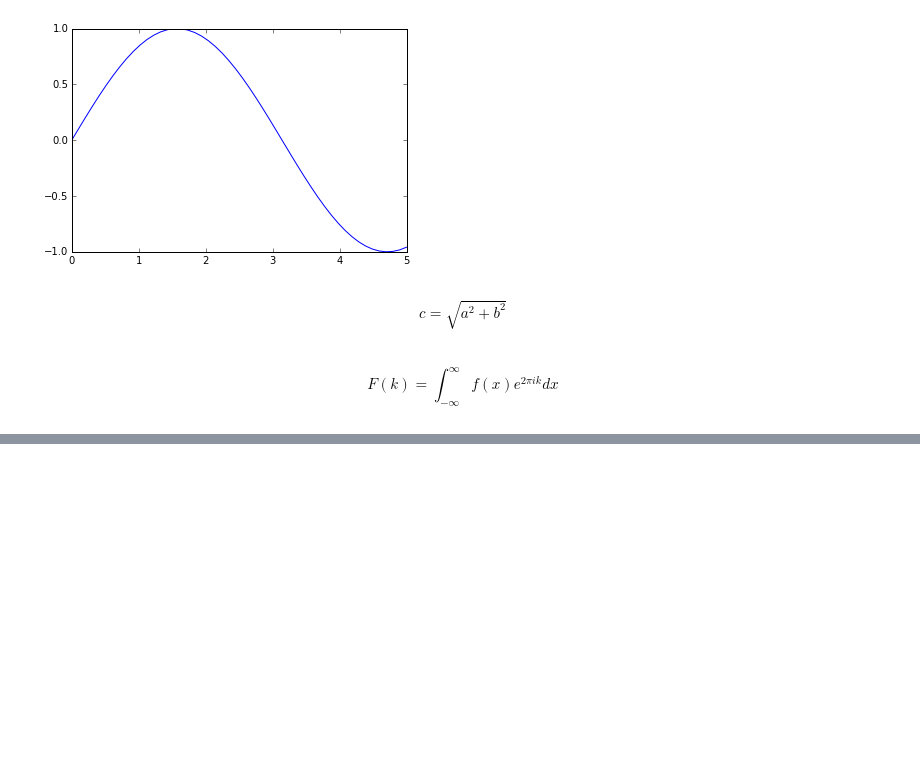
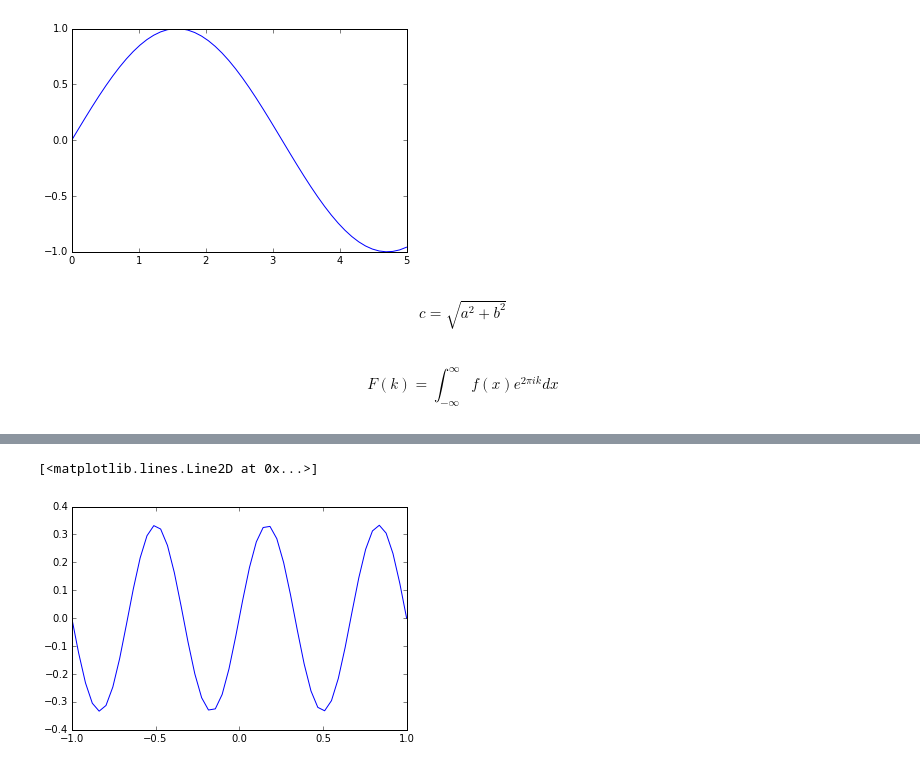
Before and after one commit to martianmartin/martianmartin.github.io, a Jupyter notebook: posts/test-ipython-post/index.ipynb, the cells around one changed output, grey strips where cells are left out. Drawn from its saved outputs; the diff is of its cells as text; code cells hidden in the pictures; blank space fills up the shorter version.

```diff
--- a/posts/test-ipython-post/index.ipynb
+++ b/posts/test-ipython-post/index.ipynb
@@ -45,0 +81,5 @@ $$F(k) = \int_{-\infty}^{\infty} f(x) e^{2\pi i k} dx$$
+# %%
+plot(x,sin(pi*x*3)/3)
+# %% [output]
+[<matplotlib.lines.Line2D at 0x...>]
+[figure, added]
```
Also changed, not shown: parts of 10 cells of this notebook, 5 other files.
